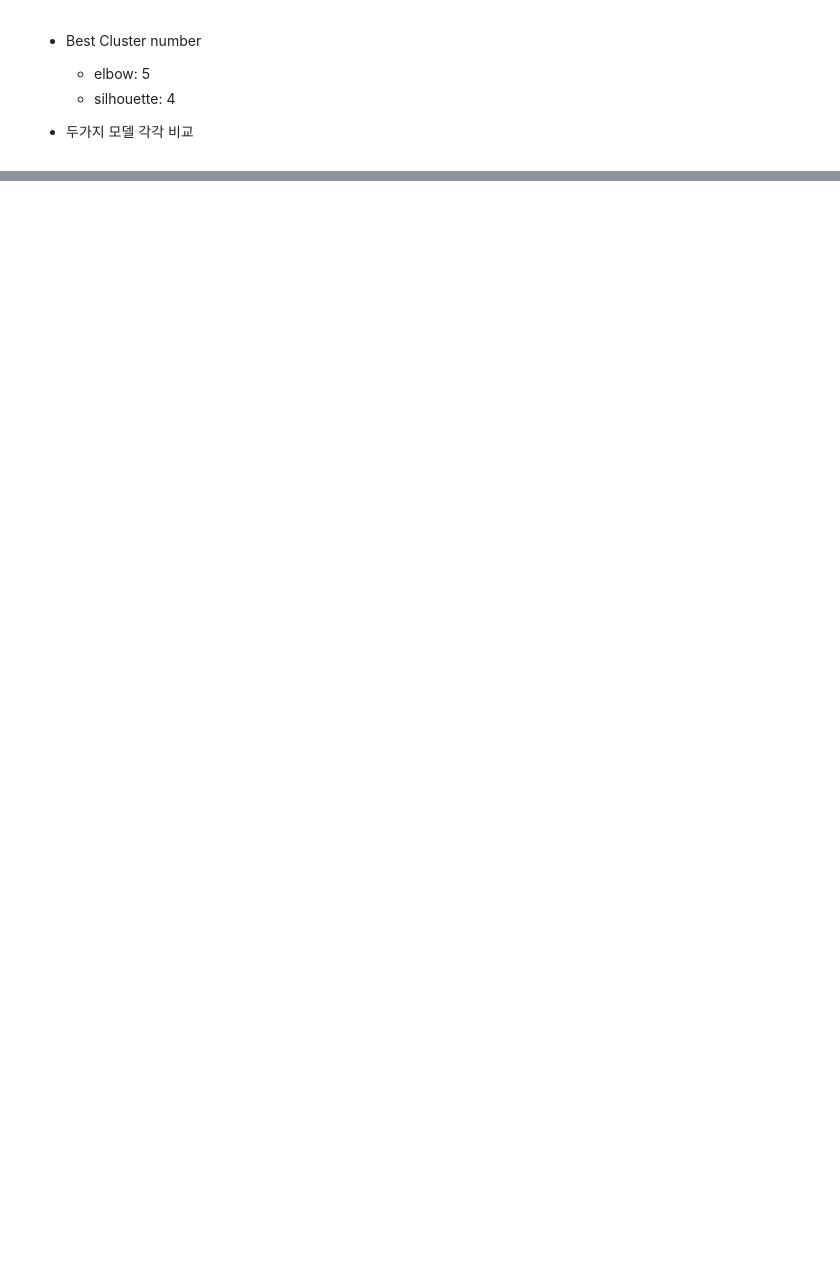
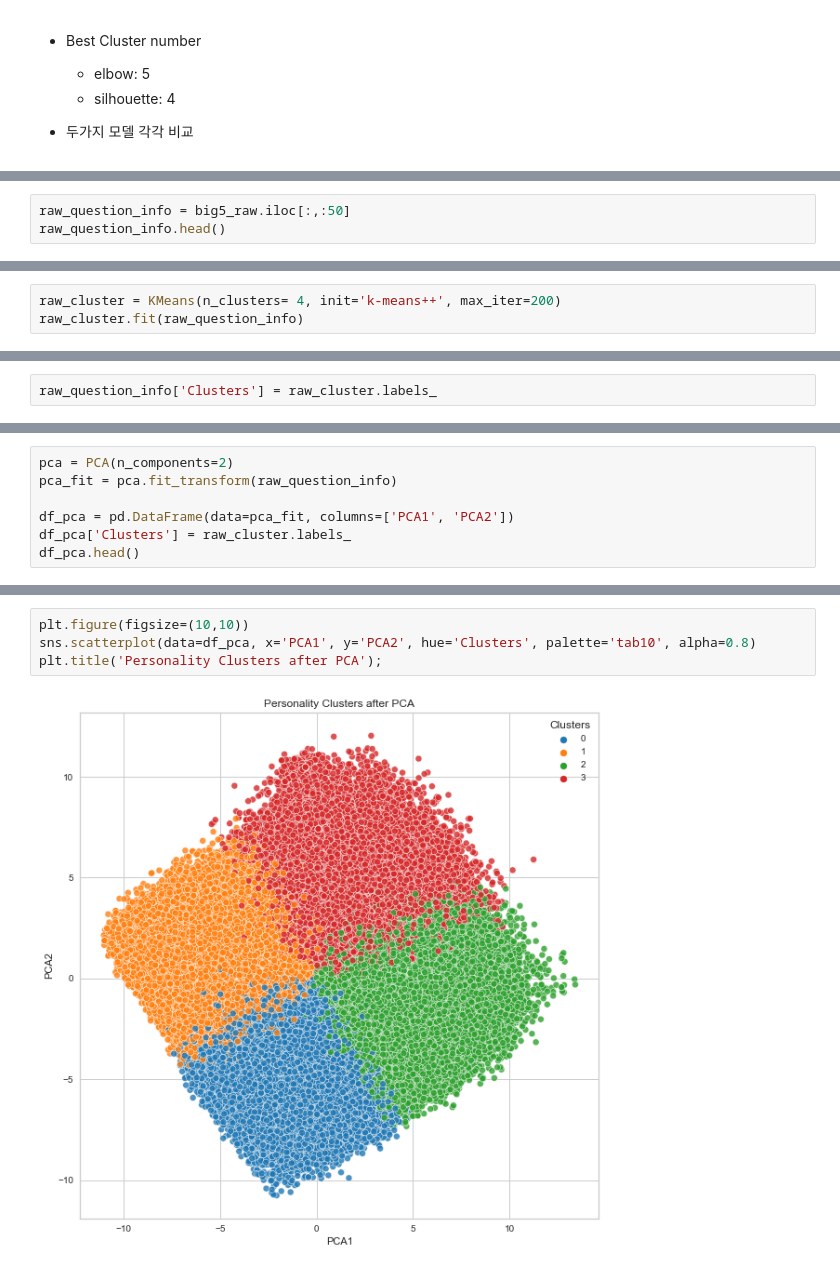
Before and after one commit to SangHui48/zerobase_algorithm_study2, a Jupyter notebook: ML_project/한상희/tproject2.ipynb, the cells around one changed output, grey strips where cells are left out. Drawn from its saved outputs; the diff is of its cells as text; blank space fills up the shorter version.

```diff
--- a/ML_project/한상희/tproject2.ipynb
+++ b/ML_project/한상희/tproject2.ipynb
@@ -150,0 +230,3 @@ for i in [2, 3, 4, 5, 6, 7]:
+# %%
+raw_question_info = big5_raw.iloc[:,:50]
+raw_question_info.head()
@@ -150,0 +241,3 @@ for i in [2, 3, 4, 5, 6, 7]:
+# %%
+raw_cluster = KMeans(n_clusters= 4, init='k-means++', max_iter=200)
+raw_cluster.fit(raw_question_info)
@@ -150,0 +246,2 @@ for i in [2, 3, 4, 5, 6, 7]:
+# %%
+raw_question_info['Clusters'] = raw_cluster.labels_
@@ -150,0 +272,7 @@ for i in [2, 3, 4, 5, 6, 7]:
+# %%
+pca = PCA(n_components=2)
+pca_fit = pca.fit_transform(raw_question_info)
+
+df_pca = pd.DataFrame(data=pca_fit, columns=['PCA1', 'PCA2'])
+df_pca['Clusters'] = raw_cluster.labels_
+df_pca.head()
@@ -150,0 +286,6 @@ for i in [2, 3, 4, 5, 6, 7]:
+# %%
+plt.figure(figsize=(10,10))
+sns.scatterplot(data=df_pca, x='PCA1', y='PCA2', hue='Clusters', palette='tab10', alpha=0.8)
+plt.title('Personality Clusters after PCA');
+# %% [output]
+[figure, added]
```
Also changed, not shown: parts of 15 cells of this notebook.
